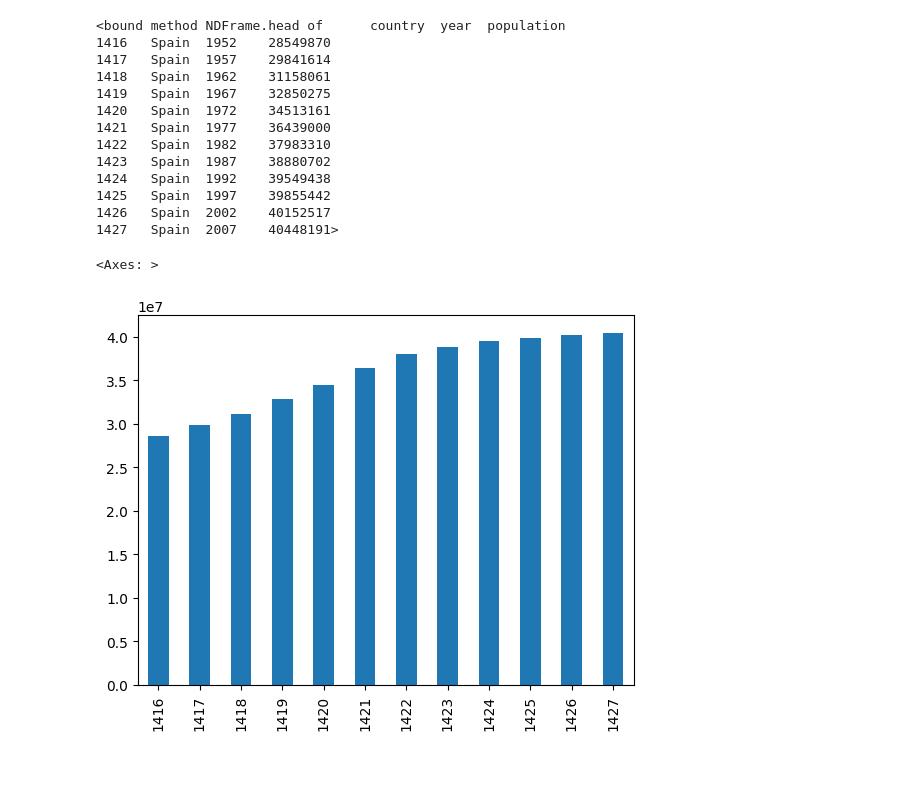
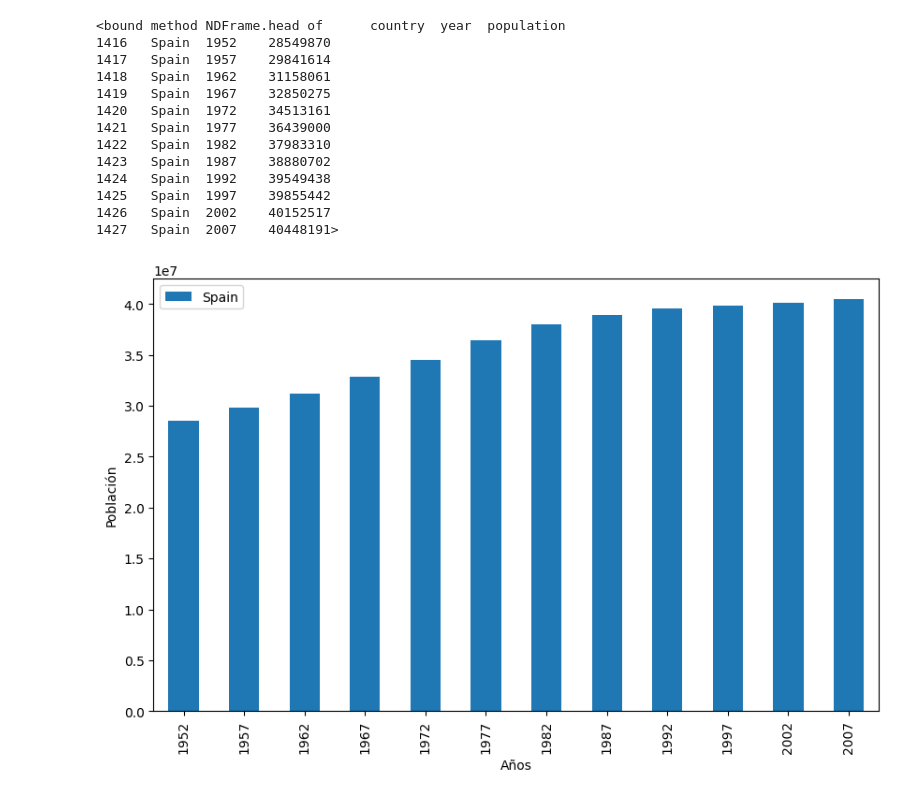
Before and after one commit to edisonc57/exercises, a Jupyter notebook: EDA.ipynb, the cells around one changed output. Cells and saved outputs as stored; diff of their text form; code cells hidden in the pictures; blank space fills up the shorter version.

```diff
--- a/EDA.ipynb
+++ b/EDA.ipynb
@@ -184,8 +184,13 @@ print(df2_es.head)
 1425   Spain  1997    39855442
 1426   Spain  2002    40152517
 1427   Spain  2007    40448191>
-# %%
-df2_es.drop(['country'],axis=1)['population'].plot(kind='bar')
-# %% [output]
-<Axes: >
-[figure, removed]
+# %%
+#anos=df2_es["year"].unique()
+#pop_es=df2_es["population"].unique()
+Spain = df2_es.plot(x= 'year', y= "population", kind='bar',figsize= (10,6))
+Spain.set_xlabel('Años')
+Spain.set_ylabel('Población')
+Spain.legend(['Spain'])
+plt.show()
+# %% [output]
+[figure, added]
```
Also changed, not shown: parts of 2 cells of this notebook.
